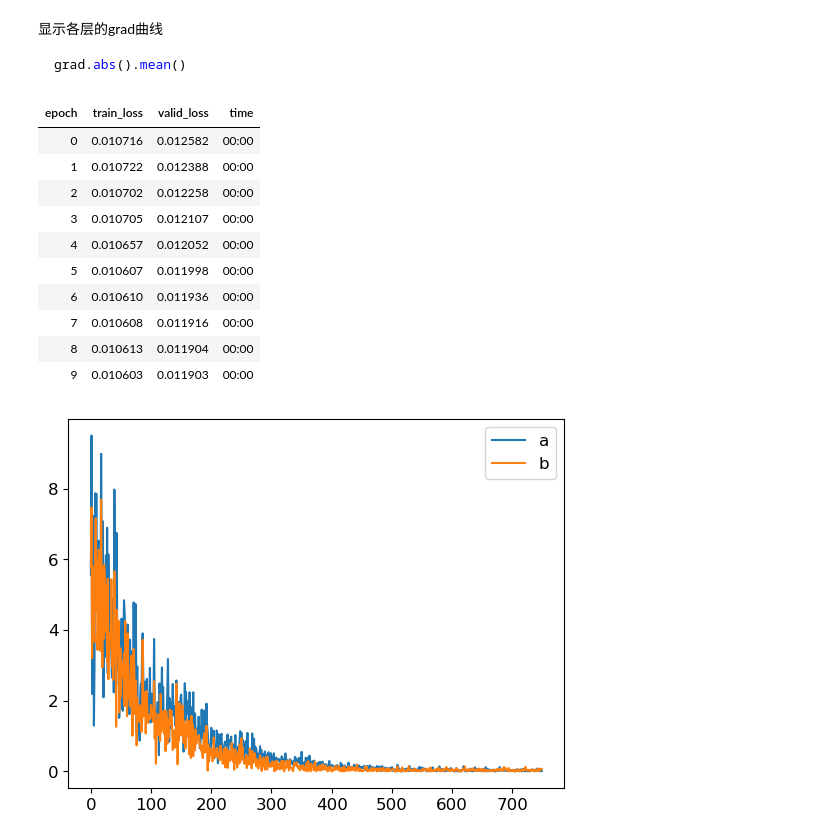
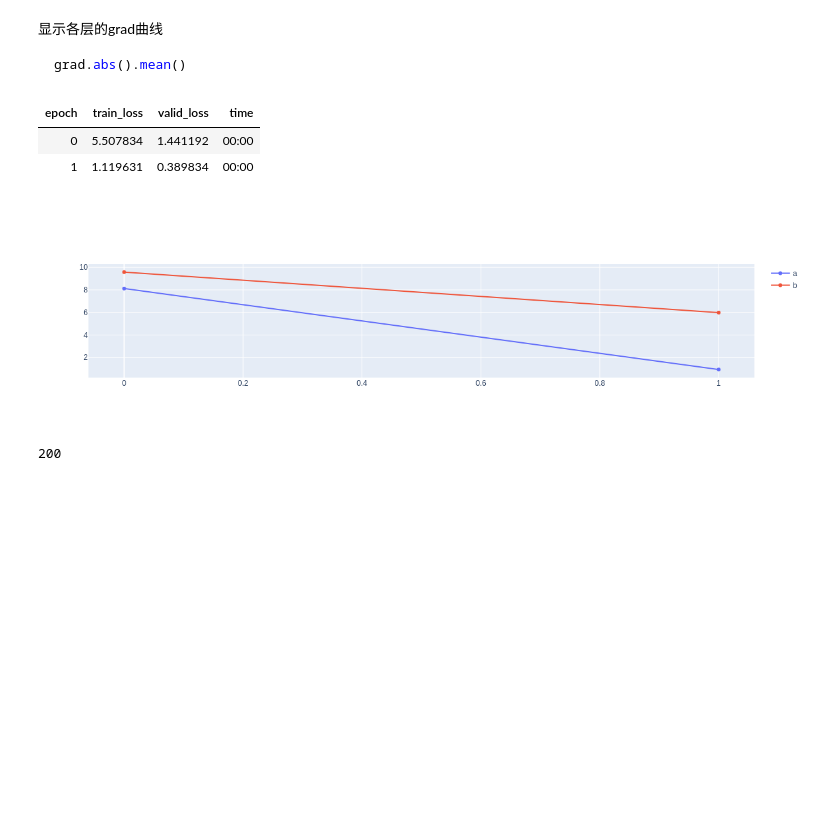
Before and after one commit to doucx/wcpdtoolbox, a Jupyter notebook: nbs/03_visualization.ipynb, the cells around one changed output. Drawn from its saved outputs; the diff is of its cells as text; code cells hidden in the pictures; blank space fills up the shorter version.

Commit message:
visualization_layer_grad_show_with_plotly

````diff
--- a/nbs/03_visualization.ipynb
+++ b/nbs/03_visualization.ipynb
@@ -13,19 +14,31 @@ from wcpdtoolbox.imports import *
 from fastai.test_utils import *
 # %% [markdown]
 ## Callback
-# %%
-#| export
-class GradShowCallback(Callback):
-    def __init__(self, l): self.grad_list = l
-    def before_step(self):
-        grads = L([to_detach(i.grad.abs().mean()) for i in self.learn.model.parameters()])
-        self.grad_list.append(grads)
-
-    def after_fit(self):
-        name = [name for name, _ in self.learn.model.named_parameters()]
-        for name, i in zip(name,array(self.grad_list).T): plt.plot(i, label=name)
-        plt.legend()
-        plt.show()
+# %%
+#| export
+class GradShowCallback(Callback):
+    def __init__(self,l=None, show=True):
+        self.grad_list = L() if l is None else l
+        self.show = show
+    def before_step(self):
+        grads = []
+        for i in self.learn.model.parameters():
+            if not i.grad is None:
+                grads.append(to_detach(i.grad.abs().mean()))
+            else:
+                grads.append(tensor(0.))
+        self.grad_list.append(grads)
+
+    def after_fit(self):
+        if not self.show:
+            return
+        fig = go.Figure()
+        name = [name for name, _ in self.learn.model.named_parameters()]
+        arr = array(self.grad_list).T
+        x = np.arange(len(arr))
+        for a,n in zip(arr, name):
+            fig.add_trace(go.Scatter(x=x, y=a, name=n))
+        fig.show()
 # %% [markdown]
 显示各层的grad曲线
 ```python
@@ -38,18 +47,16 @@ l = L()
-# %%
-learner.fit_one_cycle(10, cbs=GradShowCallback(l))
-# %% [output]
-| epoch | train_loss | valid_loss | time |
-| 0 | 0.010716 | 0.012582 | 00:00 |
-| 1 | 0.010722 | 0.012388 | 00:00 |
-| 2 | 0.010702 | 0.012258 | 00:00 |
-| 3 | 0.010705 | 0.012107 | 00:00 |
-| 4 | 0.010657 | 0.012052 | 00:00 |
-| 5 | 0.010607 | 0.011998 | 00:00 |
-| 6 | 0.010610 | 0.011936 | 00:00 |
-| 7 | 0.010608 | 0.011916 | 00:00 |
-| 8 | 0.010613 | 0.011904 | 00:00 |
-| 9 | 0.010603 | 0.011903 | 00:00 |
-[figure, removed]
+# %%
+learner = synth_learner(100,20)
+l = L()
+learner.fit_one_cycle(2, cbs=GradShowCallback(l))
+# %% [output]
+| epoch | train_loss | valid_loss | time |
+| 0 | 5.507834 | 1.441192 | 00:00 |
+| 1 | 1.119631 | 0.389834 | 00:00 |
+[figure, added]
+# %%
+len(l)
+# %% [output]
+200
 # %%
 #| hide
 import nbdev; nbdev.nbdev_export()
````
Also changed, not shown: parts of 3 cells of this notebook, 1 other file.
